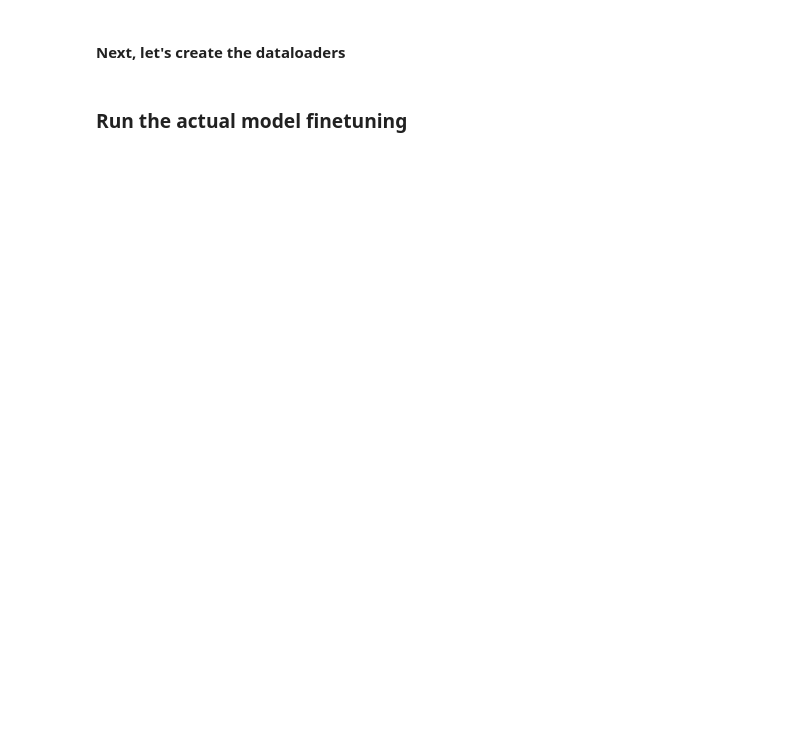
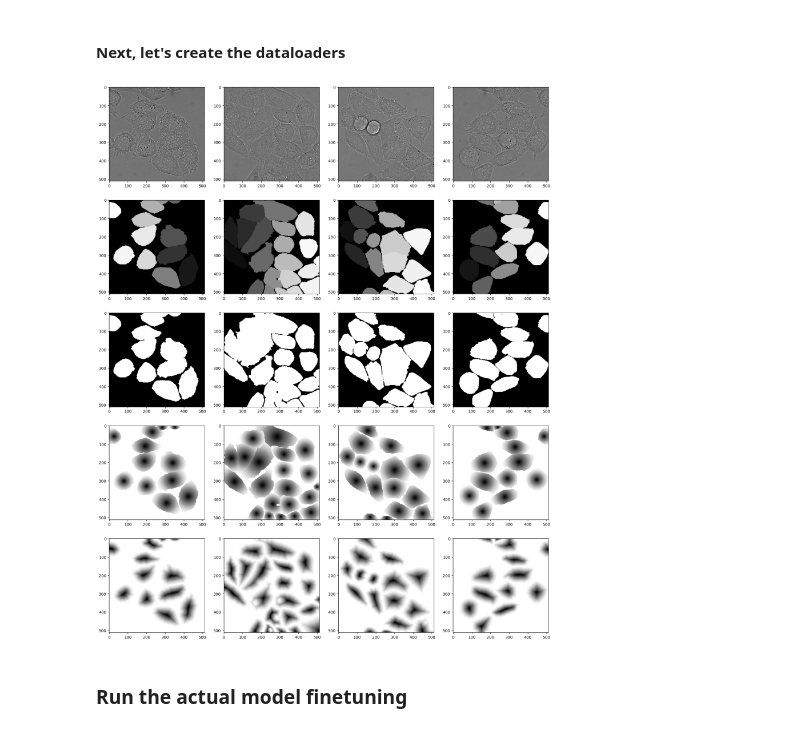
Before and after one commit to thanadol-git/ray-sam, a Jupyter notebook: sam_finetuning_ray.ipynb, the cells around one changed output. Cells and saved outputs as stored; diff of their text form; code cells hidden in the pictures; blank space fills up the shorter version.

```diff
--- a/sam_finetuning_ray.ipynb
+++ b/sam_finetuning_ray.ipynb
@@ -208,7 +208,9 @@ train_instance_segmentation = True
 # NOTE (Jim): These loaders should be initialized in the train function, not here.
 # %%
 # Let's check how our samples look from the dataloader
-# check_loader(train_loader, 4, plt=True)
+check_loader(train_loader, 4, plt=True)
+# %% [output]
+[figure, added]
 # %% [markdown]
 ### Run the actual model finetuning
 # %%
```
Also changed, not shown: parts of 4 cells of this notebook, 1 other file.
